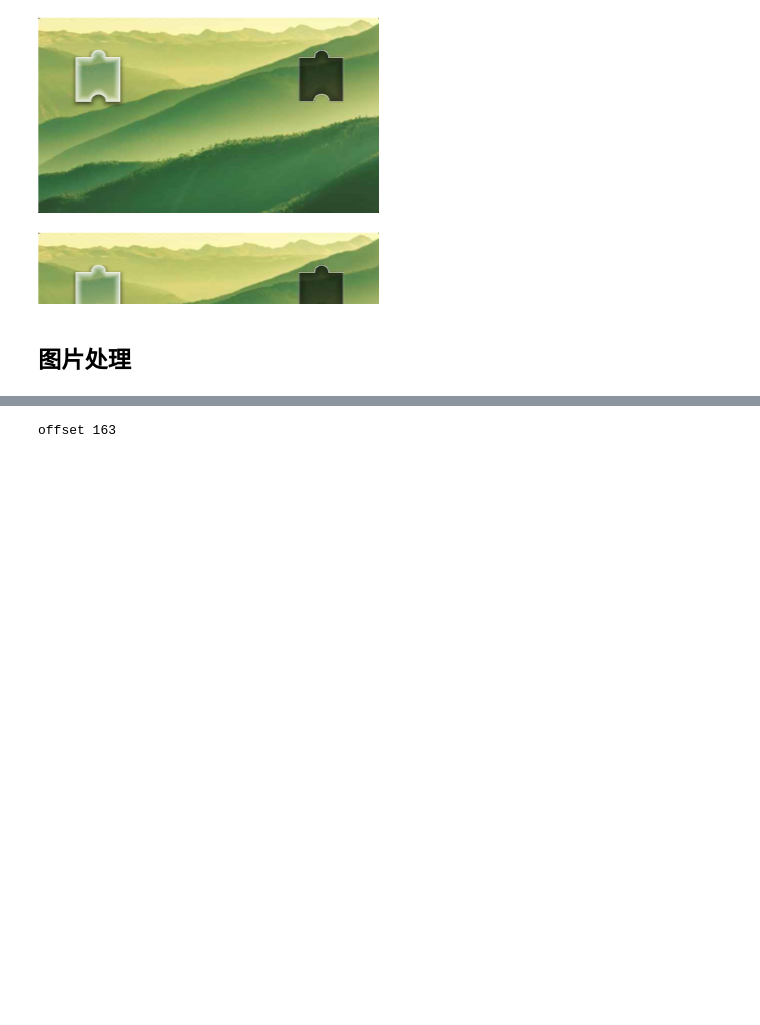
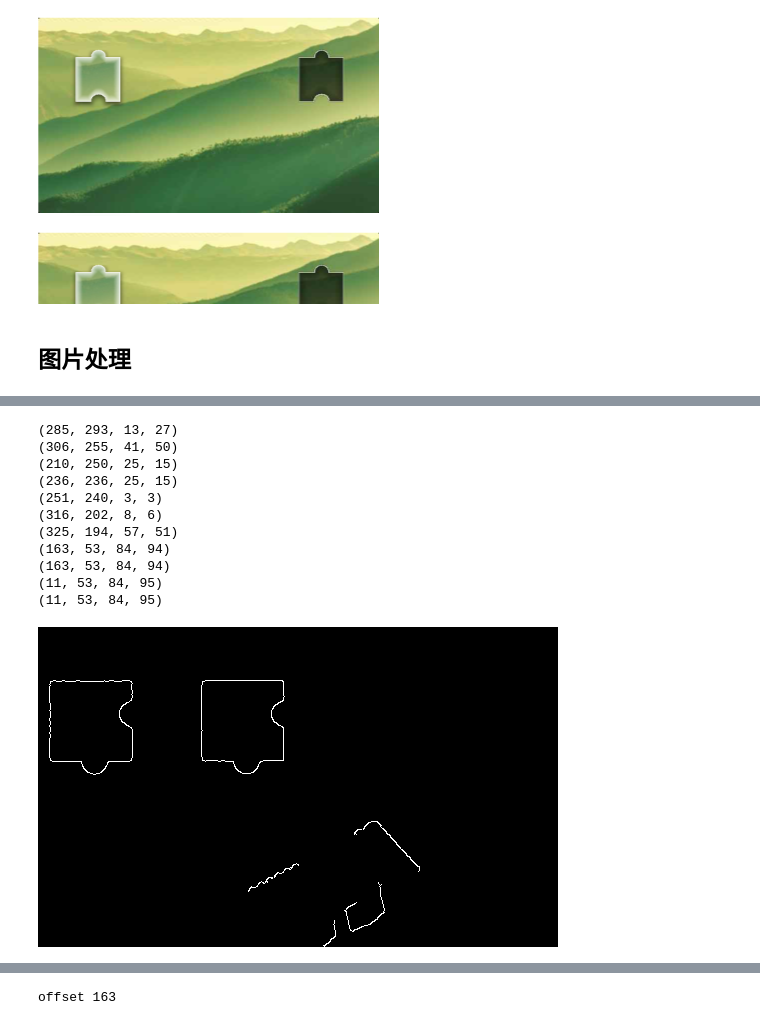
Before and after one commit to CyclingPeach/Crawler-Project, a Jupyter notebook: Python3网络爬虫实战第二版笔记/第08章 验证码识别/8.1 使用OCR技术识别图形验证码.ipynb, the cells around one changed output, grey strips where cells are left out. Drawn from its saved outputs; the diff is of its cells as text; code cells hidden in the pictures; blank space fills up the shorter version.

```diff
--- a/Python3网络爬虫实战第二版笔记/第08章 验证码识别/8.1 使用OCR技术识别图形验证码.ipynb
+++ b/Python3网络爬虫实战第二版笔记/第08章 验证码识别/8.1 使用OCR技术识别图形验证码.ipynb
@@ -161,0 +162,37 @@ image
+# %%
+import cv2
+GAUSSIAN_BLUR_KERNEL_SIZE = (5, 5)
+GAUSSIAN_BLUR_SIGMA_X = 0
+CANNY_THRESHOLD1 = 200
+CANNY_THRESHOLD2 = 450
+
+image_raw = cv2.imread('captcha3.png')
+# 高斯滤波
+image = cv2.GaussianBlur(image_raw, GAUSSIAN_BLUR_KERNEL_SIZE, GAUSSIAN_BLUR_SIGMA_X)
+
+# 边缘检测
+image = cv2.Canny(image, CANNY_THRESHOLD1, CANNY_THRESHOLD2)
+
+# 轮廓提取
+contours, _ = cv2.findContours(image, cv2.RETR_CCOMP, cv2.CHAIN_APPROX_SIMPLE)
+for i in contours:
+    print(cv2.boundingRect(i))
+
+# x, y, w, h
+
+array = np.array(image)
+show = Image.fromarray(array.astype('uint8'))
+show
+# %% [output]
+(285, 293, 13, 27)
+(306, 255, 41, 50)
+(210, 250, 25, 15)
+(236, 236, 25, 15)
+(251, 240, 3, 3)
+(316, 202, 8, 6)
+(325, 194, 57, 51)
+(163, 53, 84, 94)
+(163, 53, 84, 94)
+(11, 53, 84, 95)
+(11, 53, 84, 95)
+[figure, added]
```
Also changed, not shown: parts of 4 cells of this notebook.
